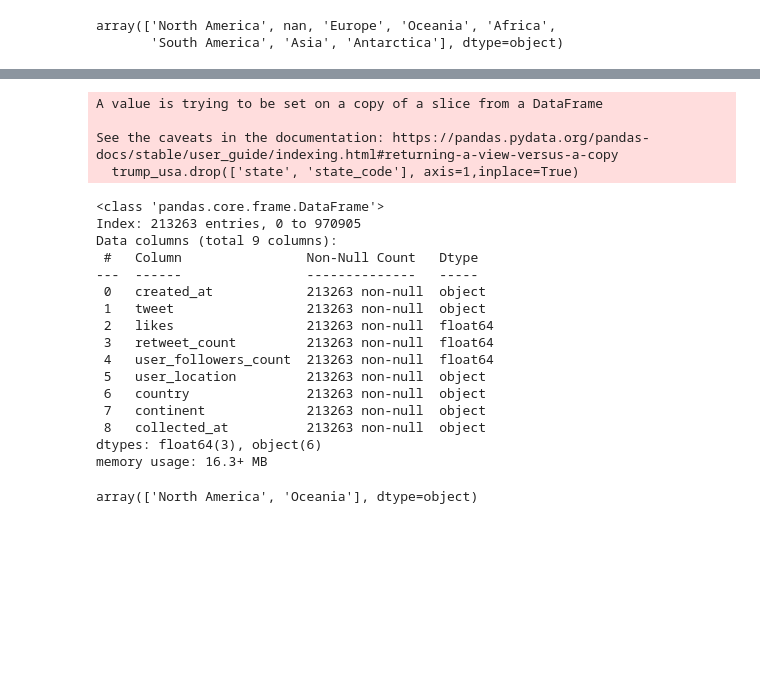
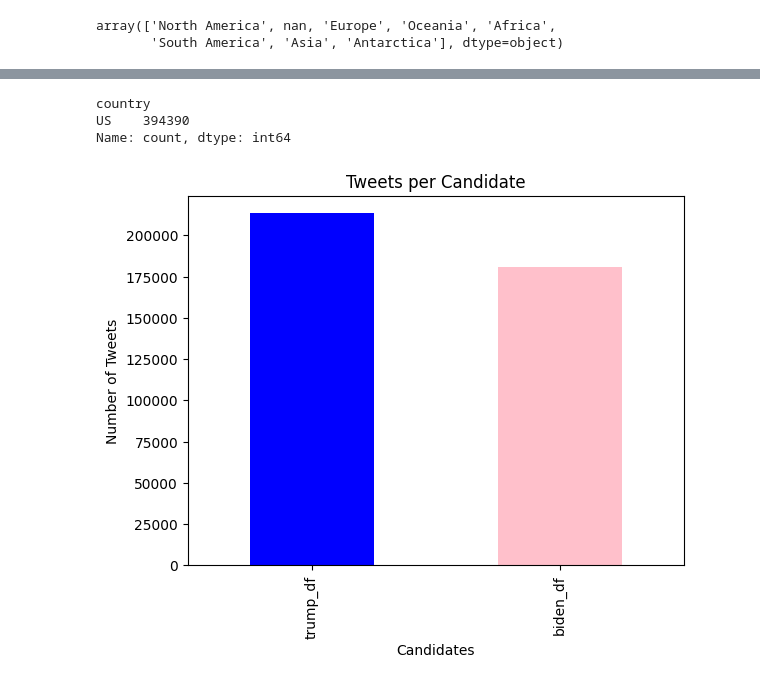
Before and after one commit to MiraySardogan/DC-PollMasters, a Jupyter notebook: twitter.ipynb, the cells around one changed output, grey strips where cells are left out. Drawn from its saved outputs; the diff is of its cells as text; code cells hidden in the pictures; blank space fills up the shorter version.

```diff
--- a/twitter.ipynb
+++ b/twitter.ipynb
@@ -117,0 +274,3 @@ array(['United States of America', nan, 'United Kingdom', 'Germany',
+# %%
+
+both_data = both_data[(both_data['continent'] == 'North America') & (both_data['country'] == 'United States of America') | (both_data['country'] == 'United States')]
@@ -117,0 +281,2 @@ array(['United States of America', nan, 'United Kingdom', 'Germany',
+# %%
+both_data.dropna(inplace=True)
@@ -118,3 +311,2 @@ array(['United States of America', nan, 'United Kingdom', 'Germany',
 # %%
-trump_usa = trump_df[trump_df["country"].isin(["United States of America", "United States"])]
-trump_usa
+both_data['country'] = both_data['country'].replace({'United States of America': "US",'United States': "US"})
@@ -150,30 +313,6 @@ dtype: float64
-# %%
-trump_usa.drop(['state', 'state_code'], axis=1,inplace=True)
-# %% [output]
-A value is trying to be set on a copy of a slice from a DataFrame
-
-See the caveats in the documentation: https://pandas.pydata.org/pandas-docs/stable/user_guide/indexing.html#returning-a-view-versus-a-copy
-  trump_usa.drop(['state', 'state_code'], axis=1,inplace=True)
-# %%
-trump_usa.info()
-# %% [output]
-<class 'pandas.core.frame.DataFrame'>
-Index: 213263 entries, 0 to 970905
-Data columns (total 9 columns):
- #   Column                Non-Null Count   Dtype
----  ------                --------------   -----
- 0   created_at            213263 non-null  object
- 1   tweet                 213263 non-null  object
- 2   likes                 213263 non-null  float64
- 3   retweet_count         213263 non-null  float64
- 4   user_followers_count  213263 non-null  float64
- 5   user_location         213263 non-null  object
- 6   country               213263 non-null  object
- 7   continent             213263 non-null  object
- 8   collected_at          213263 non-null  object
-dtypes: float64(3), object(6)
-memory usage: 16.3+ MB
-# %%
-trump_usa['continent'].unique()
-# %% [output]
-array(['North America', 'Oceania'], dtype=object)
+# %%
+both_data['country'].value_counts()
+# %% [output]
+country
+US    394390
+Name: count, dtype: int64
@@ -179,0 +323,8 @@ array(['North America', 'Oceania'], dtype=object)
+# %%
+both_data['candidate'].value_counts().plot(kind='bar', color=['blue', 'pink'])
+plt.xlabel('Candidates')
+plt.ylabel('Number of Tweets')
+plt.title('Tweets per Candidate')
+plt.show()
+# %% [output]
+[figure, added]
```
Also changed, not shown: parts of 40 cells of this notebook, 1 other file.
